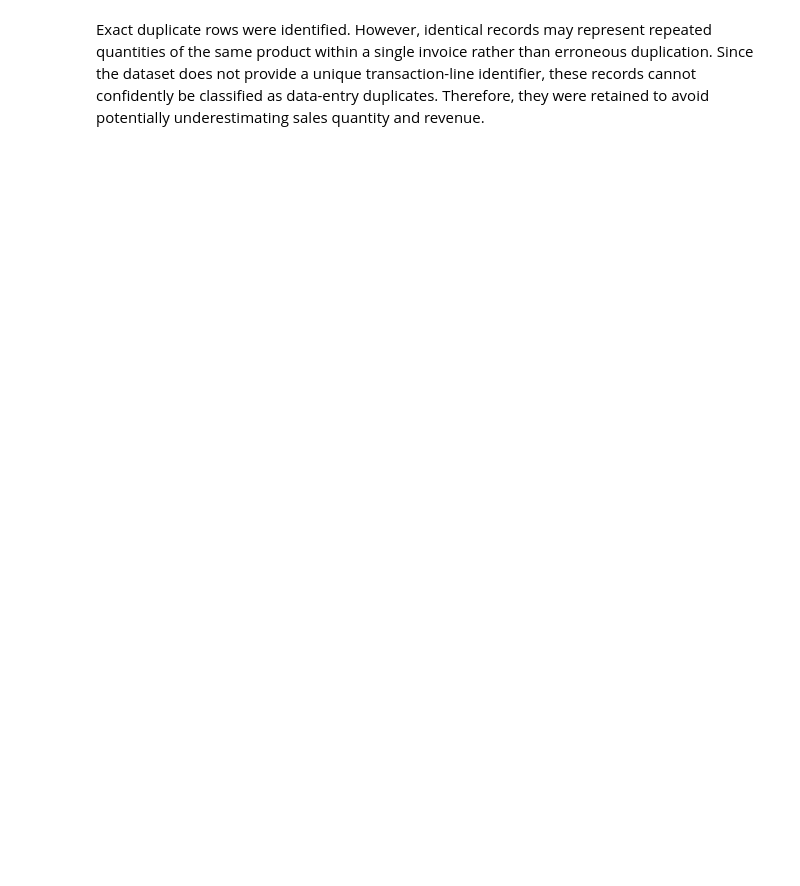
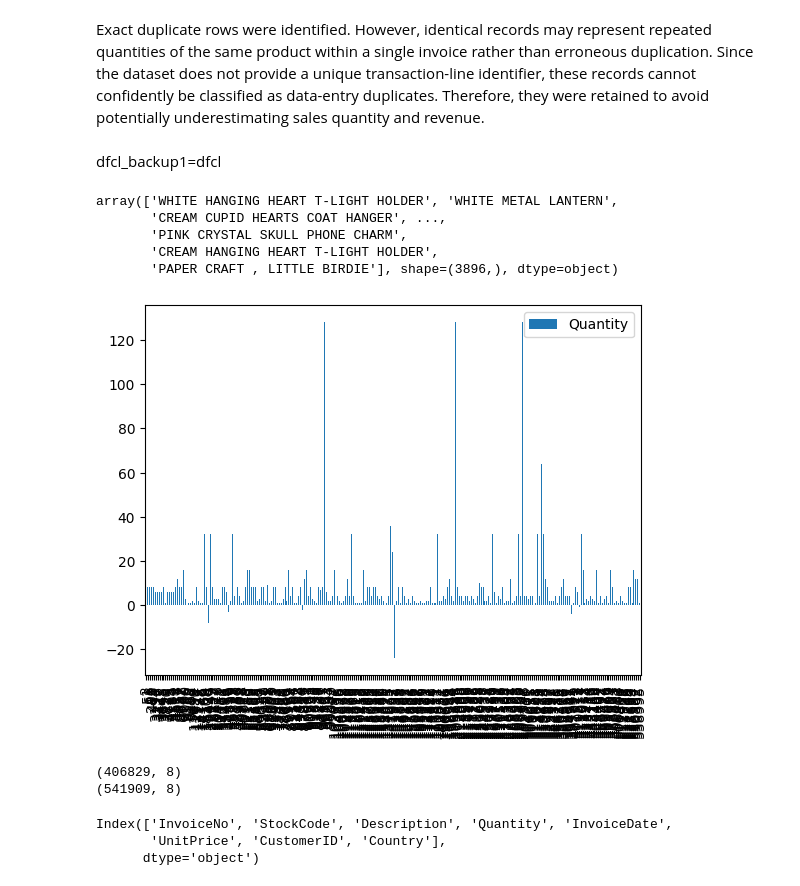
Before and after one commit to mokshithr530/bigdatacheck, a Jupyter notebook: dataset/checkdata2.ipynb, the cells around one changed output. Cells and saved outputs as stored; diff of their text form; code cells hidden in the pictures; blank space fills up the shorter version.

```diff
--- a/dataset/checkdata2.ipynb
+++ b/dataset/checkdata2.ipynb
@@ -169,3 +169,35 @@ dfcl[dfcl["InvoiceNo"] == 536409]
 | 540 | 536409 | 22112 | CHOCOLATE HOT WATER BOTTLE | 1 | 2010-12-01 11:45:00 | 4.95 | 17908.0 | United Kingdom |
 # %% [markdown]
 Exact duplicate rows were identified. However, identical records may represent repeated quantities of the same product within a single invoice rather than erroneous duplication. Since the dataset does not provide a unique transaction-line identifier, these records cannot confidently be classified as data-entry duplicates. Therefore, they were retained to avoid potentially underestimating sales quantity and revenue.
+# %% [markdown]
+dfcl_backup1=dfcl
+# %%
+dfcl_backup1=dfcl
+dfcl.columns
+dfcl["Description"].unique()
+# %% [output]
+array(['WHITE HANGING HEART T-LIGHT HOLDER', 'WHITE METAL LANTERN',
+       'CREAM CUPID HEARTS COAT HANGER', ...,
+       'PINK CRYSTAL SKULL PHONE CHARM',
+       'CREAM HANGING HEART T-LIGHT HOLDER',
+       'PAPER CRAFT , LITTLE BIRDIE'], shape=(3896,), dtype=object)
+# %%
+check = dfcl.loc[
+    (dfcl["Description"] == "PINK CRYSTAL SKULL PHONE CHARM") |
+    (dfcl["Description"] == "CREAM CUPID HEARTS COAT HANGER"),
+    ["InvoiceNo", "Description", "Quantity"]
+].plot(kind='bar')
+# %% [output]
+[figure, added]
+# %%
+print(dfcl.shape)
+print(df.shape)
+# %% [output]
+(406829, 8)
+(541909, 8)
+# %%
+dfcl.columns
+# %% [output]
+Index(['InvoiceNo', 'StockCode', 'Description', 'Quantity', 'InvoiceDate',
+       'UnitPrice', 'CustomerID', 'Country'],
+      dtype='object')
```
Also changed, not shown: parts of 4 cells of this notebook.
